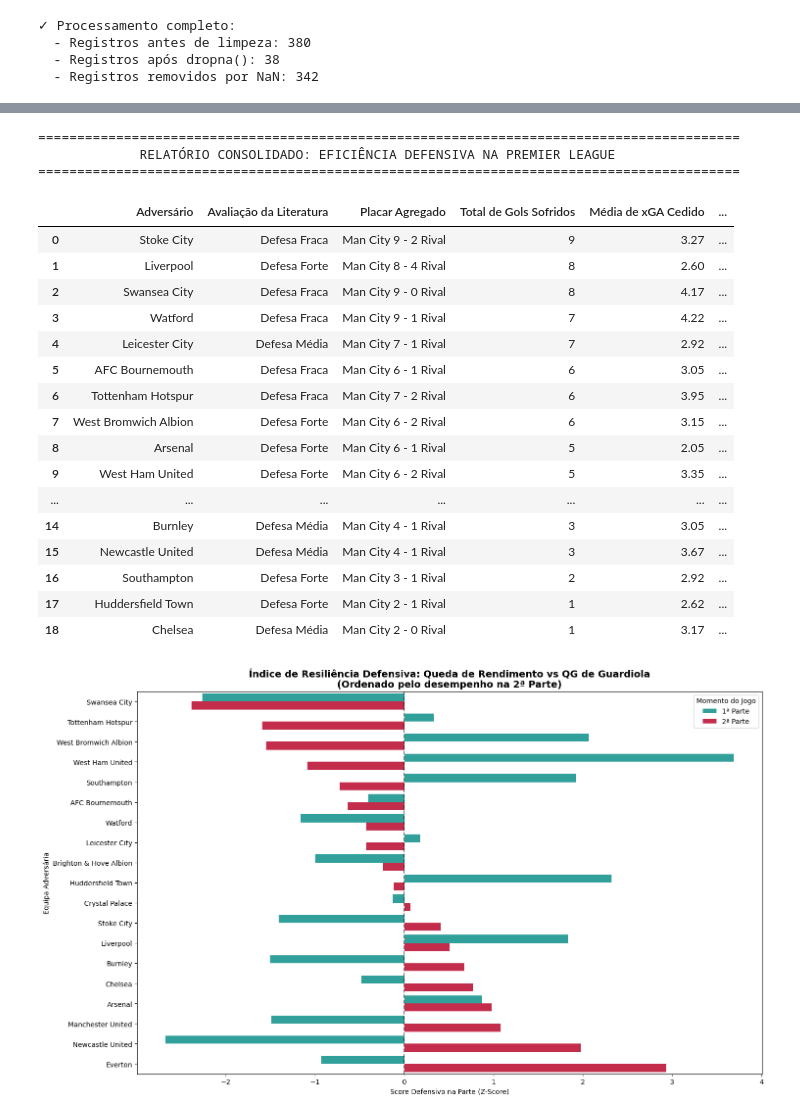
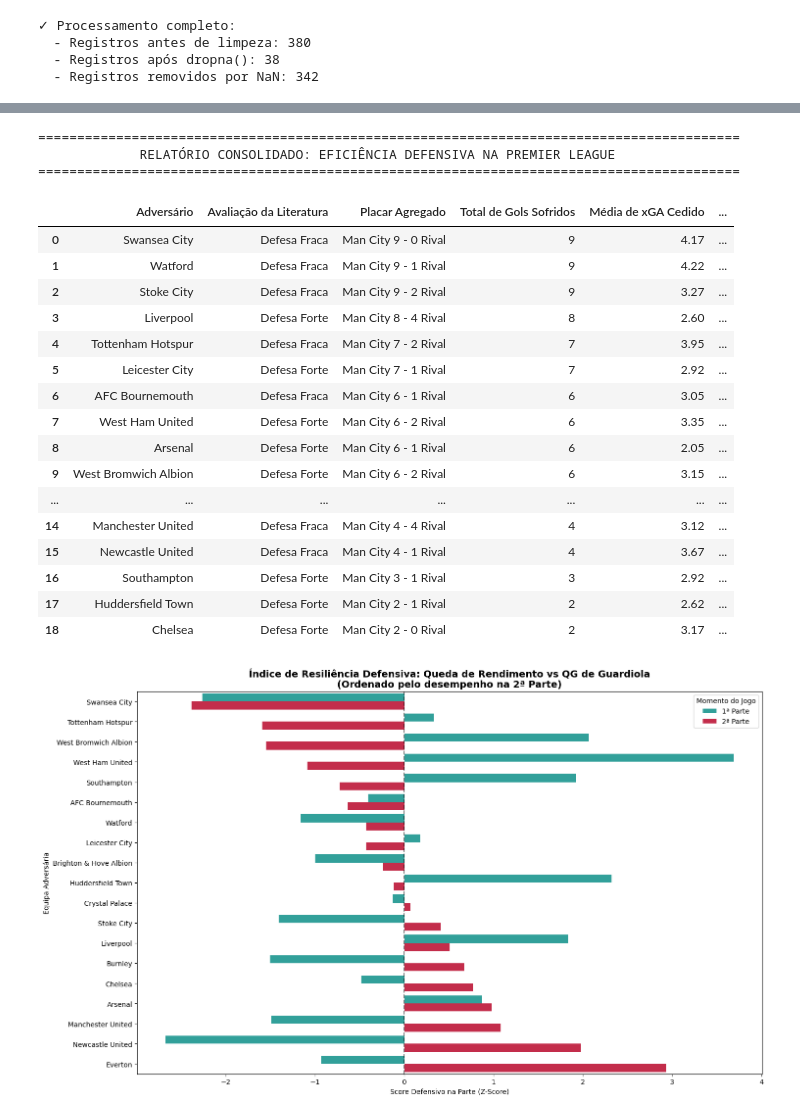
Before and after one commit to GARCl-A/city-analysis, a Jupyter notebook: main.ipynb, the cells around one changed output, grey strips where cells are left out. Cells and saved outputs as stored; diff of their text form; code cells hidden in the pictures.

```diff
--- a/main.ipynb
+++ b/main.ipynb
@@ -351,9 +351,16 @@ for m_id in match_ids:
     xGA = calcula_xga_proximidade(jogo_df, CITY_ID)
     dist_chute = analise_distancia_defensiva(jogo_df, CITY_ID)
 
-    # Contagem de Gols Reais (Tag 101 = Goal)
-    chutes_city = jogo_df[(jogo_df['teamId'] == CITY_ID) & (jogo_df['eventName'] == 'Shot')]
-    gols_sofridos = chutes_city['tags'].apply(
+   # Contagem de Gols Reais (Tag 101 = Goal em QUALQUER tipo de finalização)
+    # Filtramos apenas os eventos do City
+    # 1. Filtra apenas eventos do City que sejam Chutes ou Bolas Paradas (Faltas/Pênaltis)
+    ataques_city = jogo_df[
+        (jogo_df['teamId'] == CITY_ID) &
+        (jogo_df['eventName'].isin(['Shot', 'Free Kick']))
+    ]
+
+    # 2. Conta os gols (Tag 101) apenas nessas finalizações do City
+    gols_sofridos = ataques_city['tags'].apply(
         lambda tags: 1 if isinstance(tags, list) and any(t.get('id') == 101 for t in tags) else 0
     ).sum()
 
@@ -408,11 +415,7 @@ df_defesa['z_Distancia'] = (df_defesa['Distancia_Media_Chutes_City'] - df_defesa
 df_defesa['Score_Defensivo'] = df_defesa['z_Duelos'] + df_defesa['z_Distancia'] - df_defesa['z_xGA']
 
 # Classificação em 3 níveis (Tercis)
-df_defesa['Classificacao_Defesa'] = pd.qcut(
-    df_defesa['Score_Defensivo'],
-    q=3,
-    labels=['Defesa Fraca', 'Defesa Média', 'Defesa Forte']
-)
+df_defesa['Classificacao_Defesa'] = np.where(df_defesa['Score_Defensivo'] >= 0, 'Defesa Forte', 'Defesa Fraca')
 
 # ==============================================================================
 # 3. VALIDAÇÃO ESTATÍSTICA DO MODELO (NOVO!)
@@ -565,109 +608,115 @@ plt.show()
 # %%
+import numpy as np
+import pandas as pd
+
 # ==============================================================================
-# 1. CONSTRUÇÃO DA TABELA DE INFORMAÇÕES POR TIME (CONSISTÊNCIA GERAL)
+# 1. CONSTRUÇÃO DA TABELA DE INFORMAÇÕES POR TIME (COM MATCH ID OCULTO NO RELATÓRIO)
 # ==============================================================================
 
 # Dicionário auxiliar para mapear o placar de cada jogo na perspectiva do City
-# (Útil para criarmos o Placar Agregado)
 placar_jogos = {}
 for _, match in df_matches[df_matches['wyId'].isin(df_defesa['matchId'])].iterrows():
-    # Extrai o placar real da label do Wyscout (ex: "Brighton - Man City, 0 - 2")
     label_partida = match['label']
     try:
-        placar_str = label_partida.split(',')[-1].strip() # Pega o "0 - 2"
+        placar_str = label_partida.split(',')[-1].strip()
         gols_time1 = int(placar_str.split('-')[0].strip())
         gols_time2 = int(placar_str.split('-')[1].strip())
 
         times_label = label_partida.split(',')[0]
         if "Manchester City" in times_label.split('-')[0]:
-            # City jogou em casa -> Gols do City = gols_time1, Gols do rival = gols_time2
             placar_jogos[match['wyId']] = {'gols_city': gols_time1, 'gols_adv': gols_time2}
         else:
-            # City jogou fora -> Gols do City = gols_time2, Gols do rival = gols_time1
             placar_jogos[match['wyId']] = {'gols_city': gols_time2, 'gols_adv': gols_time1}
     except:
         placar_jogos[match['wyId']] = {'gols_city': 0, 'gols_adv': 0}
 
-# Função para gerar a string do placar agregado de cada time
+# FUNÇÃO AJUSTADA: set(match_ids) garante que cada partida só mude o placar UMA vez
 def calcula_placar_agregado(match_ids):
     total_city = 0
     total_adv = 0
-    for mid in match_ids:
+    for mid in set(match_ids):
         if mid in placar_jogos:
             total_city += placar_jogos[mid]['gols_city']
             total_adv += placar_jogos[mid]['gols_adv']
     return f"Man City {total_city} - {total_adv} Rival"
 
+# NOVA FUNÇÃO: Garante que o total de gols venha da mesma fonte oficial do placar
+def calcula_total_gols_sofridos_real(match_ids):
+    total_city = 0
+    for mid in set(match_ids):
+        if mid in placar_jogos:
+            total_city += placar_jogos[mid]['gols_city']
+    return total_city
+
 # Agrupando os dados por adversário
 df_resumo_times = df_defesa.groupby('Adversario', observed=False).agg(
-    Jogos_Enfrentados=('matchId', 'count'),
+    Jogos_Enfrentados=('matchId', 'nunique'),
     Score_Defensivo_Medio=('Score_Defensivo', 'mean'),
     xGA_Medio_Sofrido=('xGA_Acumulado_Adversario', 'mean'),
-    Total_Gols_Sofridos_Real=('Gols_Sofridos_Adversario', 'sum'),
     Distancia_Media_Chutes_Cedida=('Distancia_Media_Chutes_City', 'mean'),
     Intensidade_Pressao_PPDA=('PPDA_Adversario', 'mean'),
-    Match_Ids_Lista=('matchId', lambda x: list(x))
+    matchId=('matchId', lambda x: list(set(x)))
 ).reset_index()
 
-# Aplicando a classificação científica baseada nos tercis do Score Médio
-df_resumo_times['Avaliacao_Defensiva'] = pd.qcut(
-    df_resumo_times['Score_Defensivo_Medio'],
-    q=3,
-    labels=['Defesa Fraca', 'Defesa Média', 'Defesa Forte']
-)
+# Aplicando a sua classificação absoluta (Positivo = Forte, Negativo = Fraca)
+df_resumo_times['Avaliacao_Defensiva'] = np.where(df_resumo_times['Score_Defensivo_Medio'] >= 0, 'Defesa Forte', 'Defesa Fraca')
 
-# Aplicando a função do placar agregado
-df_resumo_times['Placar_Agregado_Temporada'] = df_resumo_times['Match_Ids_Lista'].apply(calcula_placar_agregado)
+# Aplicando as funções corrigidas baseadas na lista de IDs
+df_resumo_times['Placar_Agregado_Temporada'] = df_resumo_times['matchId'].apply(calcula_placar_agregado)
+df_resumo_times['Total_Gols_Sofridos_Real'] = df_resumo_times['matchId'].apply(calcula_total_gols_sofridos_real)
 
-# Organizando e limpando as colunas para exibição do relatório
+# ==============================================================================
+# 2. FILTRO DO RELATÓRIO EXIBIDO (OCULTANDO OS IDS MAS MANTENDO NO DF_RESUMO_TIMES)
+# ==============================================================================
+# Repare que NÃO incluímos 'matchId' ou 'Match_Ids_Lista' aqui. O relatório fica limpo.
 df_relatorio_final = df_resumo_times[[
     'Adversario',
     'Avaliacao_Defensiva',
     'Placar_Agregado_Temporada',
     'Total_Gols_Sofridos_Real',
     'xGA_Medio_Sofrido',
     'Intensidade_Pressao_PPDA',
     'Distancia_Media_Chutes_Cedida'
 ]].sort_values(by='Total_Gols_Sofridos_Real', ascending=False)
 
-# Arredondando as colunas de ponto flutuante para ficar visualmente limpo
+# Arredondando as colunas para ficar visualmente limpo
 df_relatorio_final['xGA_Medio_Sofrido'] = df_relatorio_final['xGA_Medio_Sofrido'].round(2)
 df_relatorio_final['Intensidade_Pressao_PPDA'] = df_relatorio_final['Intensidade_Pressao_PPDA'].round(2)
 df_relatorio_final['Distancia_Media_Chutes_Cedida'] = df_relatorio_final['Distancia_Media_Chutes_Cedida'].round(2)
 
 # Renomeando colunas para a exibição final
 df_relatorio_final.columns = [
     'Adversário', 'Avaliação da Literatura', 'Placar Agregado',
     'Total de Gols Sofridos', 'Média de xGA Cedido', 'Média de PPDA (Pressão)',
     'Distância Média dos Chutes Cedida (m)'
 ]
 
 # Exibindo a tabela formatada no Jupyter
 print("==========================================================================================")
 print("             RELATÓRIO CONSOLIDADO: EFICIÊNCIA DEFENSIVA NA PREMIER LEAGUE                ")
 print("==========================================================================================")
 display(df_relatorio_final.reset_index(drop=True))
 # %% [output]
 ==========================================================================================
              RELATÓRIO CONSOLIDADO: EFICIÊNCIA DEFENSIVA NA PREMIER LEAGUE
 ==========================================================================================
 |  | Adversário | Avaliação da Literatura | Placar Agregado | Total de Gols Sofridos | Média de xGA Cedido | ... |
-| 0 | Stoke City | Defesa Fraca | Man City 9 - 2 Rival | 9 | 3.27 | ... |
-| 1 | Liverpool | Defesa Forte | Man City 8 - 4 Rival | 8 | 2.60 | ... |
-| 2 | Swansea City | Defesa Fraca | Man City 9 - 0 Rival | 8 | 4.17 | ... |
-| 3 | Watford | Defesa Fraca | Man City 9 - 1 Rival | 7 | 4.22 | ... |
-| 4 | Leicester City | Defesa Média | Man City 7 - 1 Rival | 7 | 2.92 | ... |
-| 5 | AFC Bournemouth | Defesa Fraca | Man City 6 - 1 Rival | 6 | 3.05 | ... |
-| 6 | Tottenham Hotspur | Defesa Fraca | Man City 7 - 2 Rival | 6 | 3.95 | ... |
-| 7 | West Bromwich Albion | Defesa Forte | Man City 6 - 2 Rival | 6 | 3.15 | ... |
-| 8 | Arsenal | Defesa Forte | Man City 6 - 1 Rival | 5 | 2.05 | ... |
-| 9 | West Ham United | Defesa Forte | Man City 6 - 2 Rival | 5 | 3.35 | ... |
+| 0 | Swansea City | Defesa Fraca | Man City 9 - 0 Rival | 9 | 4.17 | ... |
+| 1 | Watford | Defesa Fraca | Man City 9 - 1 Rival | 9 | 4.22 | ... |
+| 2 | Stoke City | Defesa Fraca | Man City 9 - 2 Rival | 9 | 3.27 | ... |
+| 3 | Liverpool | Defesa Forte | Man City 8 - 4 Rival | 8 | 2.60 | ... |
+| 4 | Tottenham Hotspur | Defesa Fraca | Man City 7 - 2 Rival | 7 | 3.95 | ... |
+| 5 | Leicester City | Defesa Forte | Man City 7 - 1 Rival | 7 | 2.92 | ... |
+| 6 | AFC Bournemouth | Defesa Fraca | Man City 6 - 1 Rival | 6 | 3.05 | ... |
+| 7 | West Ham United | Defesa Forte | Man City 6 - 2 Rival | 6 | 3.35 | ... |
+| 8 | Arsenal | Defesa Forte | Man City 6 - 1 Rival | 6 | 2.05 | ... |
+| 9 | West Bromwich Albion | Defesa Forte | Man City 6 - 2 Rival | 6 | 3.15 | ... |
 | ... | ... | ... | ... | ... | ... | ... |
-| 14 | Burnley | Defesa Média | Man City 4 - 1 Rival | 3 | 3.05 | ... |
-| 15 | Newcastle United | Defesa Média | Man City 4 - 1 Rival | 3 | 3.67 | ... |
-| 16 | Southampton | Defesa Forte | Man City 3 - 1 Rival | 2 | 2.92 | ... |
-| 17 | Huddersfield Town | Defesa Forte | Man City 2 - 1 Rival | 1 | 2.62 | ... |
-| 18 | Chelsea | Defesa Média | Man City 2 - 0 Rival | 1 | 3.17 | ... |
+| 14 | Manchester United | Defesa Fraca | Man City 4 - 4 Rival | 4 | 3.12 | ... |
+| 15 | Newcastle United | Defesa Fraca | Man City 4 - 1 Rival | 4 | 3.67 | ... |
+| 16 | Southampton | Defesa Forte | Man City 3 - 1 Rival | 3 | 2.92 | ... |
+| 17 | Huddersfield Town | Defesa Forte | Man City 2 - 1 Rival | 2 | 2.62 | ... |
+| 18 | Chelsea | Defesa Forte | Man City 2 - 0 Rival | 2 | 3.17 | ... |
 # %%
 # ==============================================================================
 # 1. CÁLCULO DAS MÉTRICAS SEPARADO POR PARTE DO JOGO (1H vs 2H)
```
Also changed, not shown: parts of 12 cells of this notebook.
